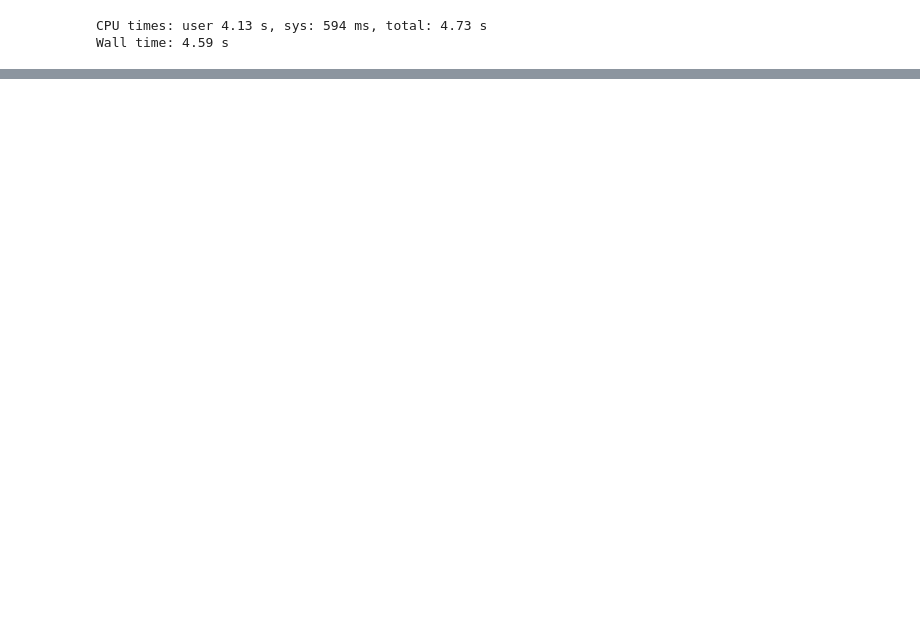
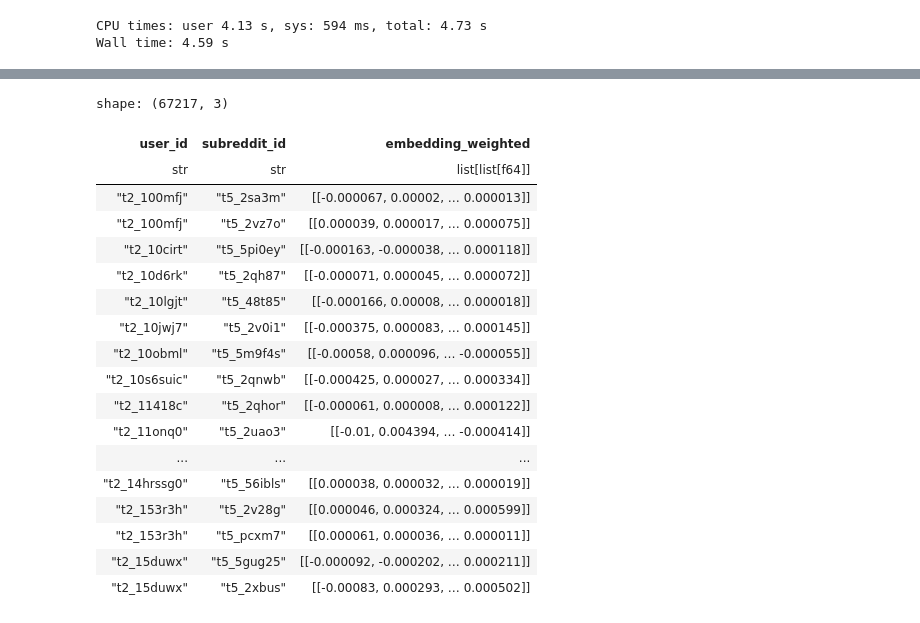
Before and after one commit to nazanin-zinouri/subclu, a Jupyter notebook: notebooks/pn_modeling/djb_01.00-2023-04-11-clean_get_user_embeddings_to_file.ipynb, the cells around one changed output, grey strips where cells are left out. Cells and saved outputs as stored; diff of their text form; code cells hidden in the pictures; blank space fills up the shorter version.

```diff
--- a/notebooks/pn_modeling/djb_01.00-2023-04-11-clean_get_user_embeddings_to_file.ipynb
+++ b/notebooks/pn_modeling/djb_01.00-2023-04-11-clean_get_user_embeddings_to_file.ipynb
@@ -1041,0 +843,17 @@ Wall time: 4.59 s
+# %%
+%%time
+info(f"Append subreddit embeddings to user ToS")
+df_user_emb_tmp_test_pl = (
+    df_user_tos
+    .filter(
+        df_user_tos['user_id'].is_in(sample_users)
+    )
+    .join(
+        pl.DataFrame(df_sub_emb_raw).drop('subreddit_name'),
+        how='left',
+        on=['subreddit_id']
+    )
+    # Drop or replace nulls as early as possible
+    .drop_nulls()
+)
+info(f"{df_user_emb_tmp_test_pl.shape} <- df.shape ToS with raw embeddings (no nulls)")
@@ -1041,0 +867,30 @@ Wall time: 4.59 s
+# %%
+%%time
+
+c_emb_weighted = 'embedding_weighted'
+
+(
+    df_user_emb_tmp_test_pl  #.head()
+    # reshape to get weighted embeddings (long). Transpose the embeddings to long
+    .explode('embedding')
+    .with_columns(
+        **{c_emb_weighted: pl.col('tos_30_pct') * pl.col('embedding')}
+    )
+    # reshape back to get subreddit-level embedding. Transpose the embeddings back to wide
+    .groupby(['user_id', 'subreddit_id'])
+    .agg([
+        pl.col(c_emb_weighted).list(),
+        # pl.col('embedding').list()  # delete after testing
+    ])
+    # expand embeddings column-wise to get 1 col per embedding element
+    # get mean per user
+#     .groupby(
+#         ['user_id']
+#     )
+#     .agg(
+#         [
+#             pl.col(l_emb_cols).mean()
+#         ]
+#     )
+)
+# %% [output]
@@ -1041,0 +899,19 @@ Wall time: 4.59 s
+shape: (67217, 3)
+| user_id | subreddit_id | embedding_weighted |
+| str | str | list[list[f64]] |
+| "t2_100mfj" | "t5_2sa3m" | [[-0.000067, 0.00002, … 0.000013]] |
+| "t2_100mfj" | "t5_2vz7o" | [[0.000039, 0.000017, … 0.000075]] |
+| "t2_10cirt" | "t5_5pi0ey" | [[-0.000163, -0.000038, … 0.000118]] |
+| "t2_10d6rk" | "t5_2qh87" | [[-0.000071, 0.000045, … 0.000072]] |
+| "t2_10lgjt" | "t5_48t85" | [[-0.000166, 0.00008, … 0.000018]] |
+| "t2_10jwj7" | "t5_2v0i1" | [[-0.000375, 0.000083, … 0.000145]] |
+| "t2_10obml" | "t5_5m9f4s" | [[-0.00058, 0.000096, … -0.000055]] |
+| "t2_10s6suic" | "t5_2qnwb" | [[-0.000425, 0.000027, … 0.000334]] |
+| "t2_11418c" | "t5_2qhor" | [[-0.000061, 0.000008, … 0.000122]] |
+| "t2_11onq0" | "t5_2uao3" | [[-0.01, 0.004394, … -0.000414]] |
+| ... | ... | ... |
+| "t2_14hrssg0" | "t5_56ibls" | [[0.000038, 0.000032, … 0.000019]] |
+| "t2_153r3h" | "t5_2v28g" | [[0.000046, 0.000324, … 0.000599]] |
+| "t2_153r3h" | "t5_pcxm7" | [[0.000061, 0.000036, … 0.000011]] |
+| "t2_15duwx" | "t5_5gug25" | [[-0.000092, -0.000202, … 0.000211]] |
+| "t2_15duwx" | "t5_2xbus" | [[-0.00083, 0.000293, … 0.000502]] |
```
Also changed, not shown: parts of 104 cells of this notebook, 5 other files.
